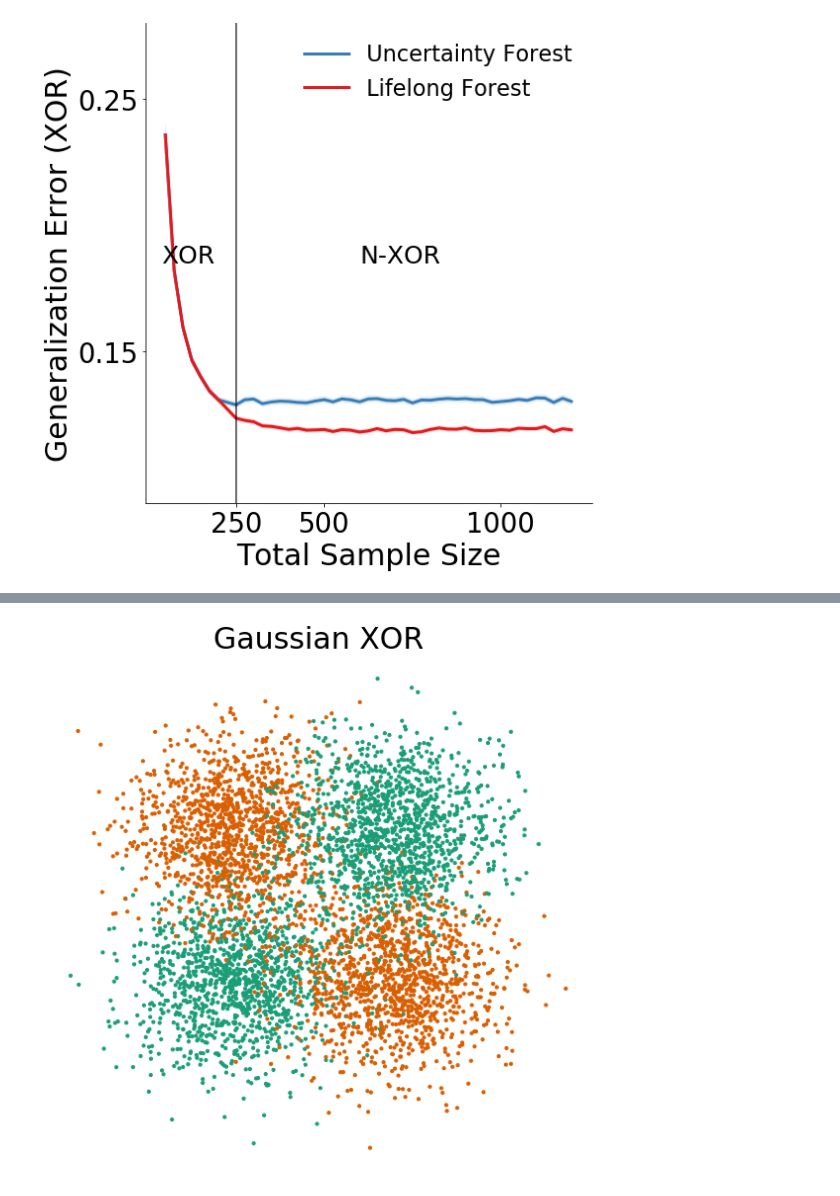
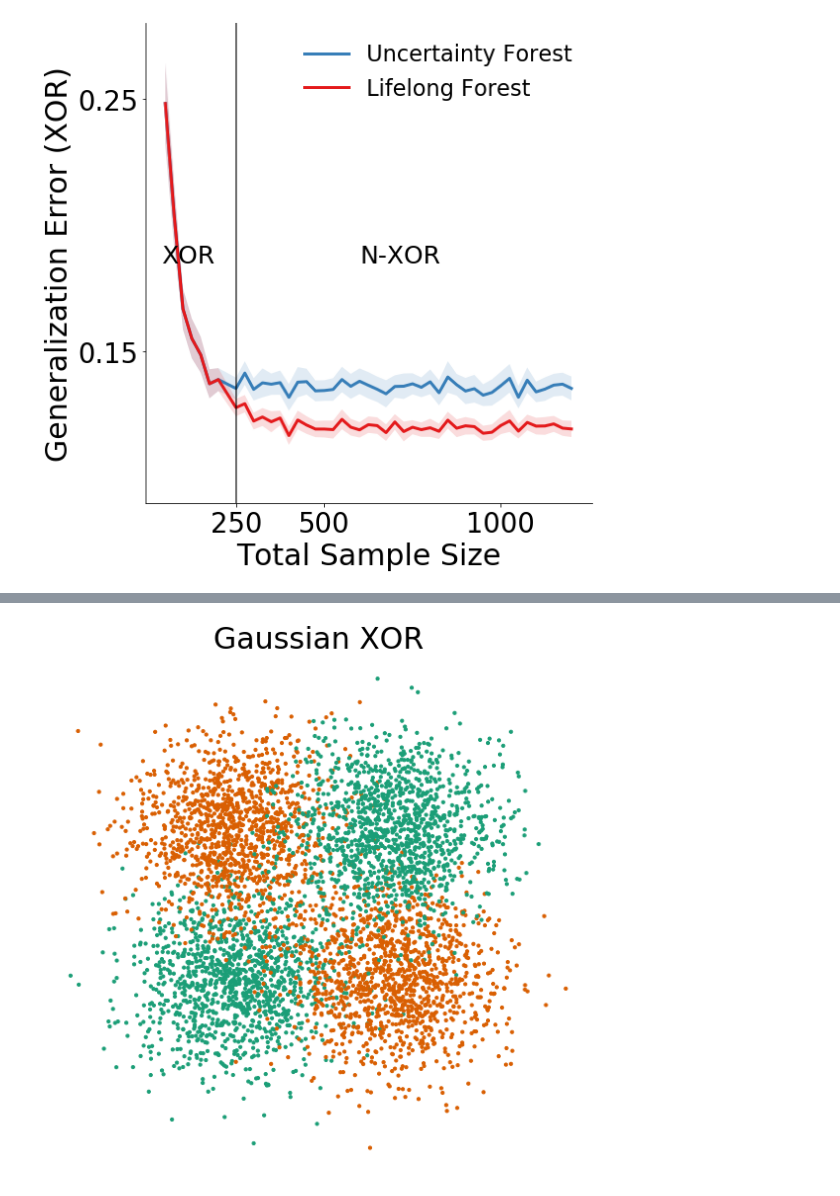
Before and after one commit to neurodata/lifelong_learner, a Jupyter notebook: lifelong_learner/notebooks/xor_nxor_exp.ipynb, the cells around one changed output, grey strips where cells are left out. Saved outputs shown, nothing was run; the diff lists cells and outputs as text; code cells hidden in the pictures.

```diff
--- a/lifelong_learner/notebooks/xor_nxor_exp.ipynb
+++ b/lifelong_learner/notebooks/xor_nxor_exp.ipynb
@@ -550,7 +544,7 @@ starting to compute 175 xor
 [Parallel(n_jobs=40)]: Using backend LokyBackend with 40 concurrent workers.
 ... (80 outputs left out)
 # %%
-mc_rep = 500
+mc_rep = 50
 mean_error = unpickle('../result/mean_xor_nxor.pickle')
 std_error = unpickle('../result/std_xor_nxor.pickle')/np.sqrt(mc_rep)
 
@@ -588,34 +582,34 @@ ax1.fill_between(ns,
 ax1.plot(ns, mean_error[1], label=algorithms[1], c=colors[0], ls=ls[np.sum(1 > 1).astype(int)], lw=3)
 ax1.fill_between(ns,
         mean_error[1] + 1.96*std_error[1, ],
         mean_error[1] - 1.96*std_error[1, ],
         where=mean_error[1] + 1.96*std_error[1] >= mean_error[1] - 1.96*std_error[1],
         facecolor=colors[0],
         alpha=0.15,
         interpolate=True)
 
 ax1.set_ylabel('Generalization Error (%s)'%(TASK1), fontsize=fontsize)
 ax1.legend(loc='upper right', fontsize=22.5, frameon=False)
 ax1.set_ylim(0.09, 0.28)
 ax1.set_xlabel('Total Sample Size', fontsize=fontsize)
 ax1.tick_params(labelsize=labelsize)
 ax1.set_yticks([0.15, 0.25])
 ax1.set_xticks([250, 500, 1000])
 ax1.axvline(x=ns[len(n1s)], c='k', alpha=0.75)
 
 right_side = ax1.spines["right"]
 right_side.set_visible(False)
 top_side = ax1.spines["top"]
 top_side.set_visible(False)
 
 ax1.text(40, np.mean(ax1.get_ylim()), "%s"%(TASK1), fontsize=25)
 ax1.text(600, np.mean(ax1.get_ylim()), "%s"%(TASK2), fontsize=25)
 
 plt.tight_layout()
 
 plt.savefig('../result/fig2_1.pdf',dpi=500)
 # %% [output]
-[figure, old version]
+[figure, new version]
 # %%
 mean_error = unpickle('../result/mean_xor_nxor.pickle')
 std_error = unpickle('../result/std_xor_nxor.pickle')/np.sqrt(mc_rep)
```
Also changed, not shown: parts of 4 cells of this notebook, 9 other files.
